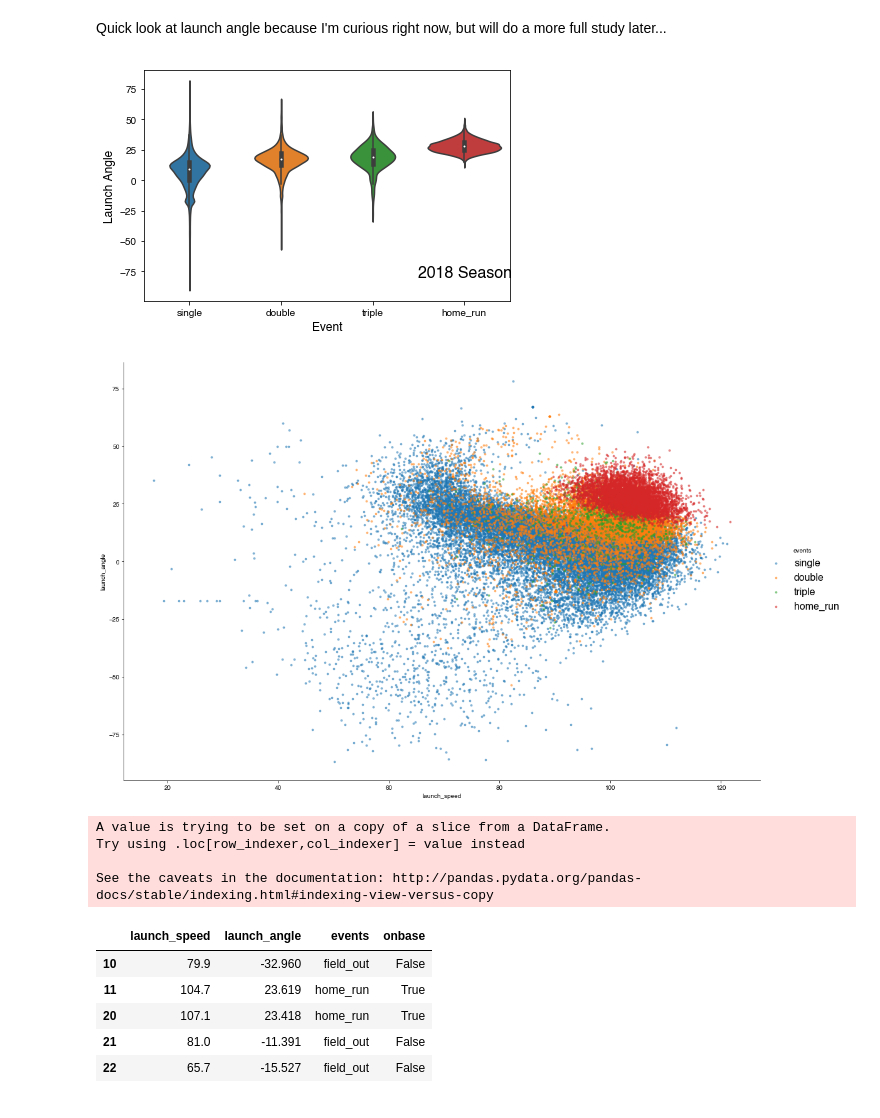
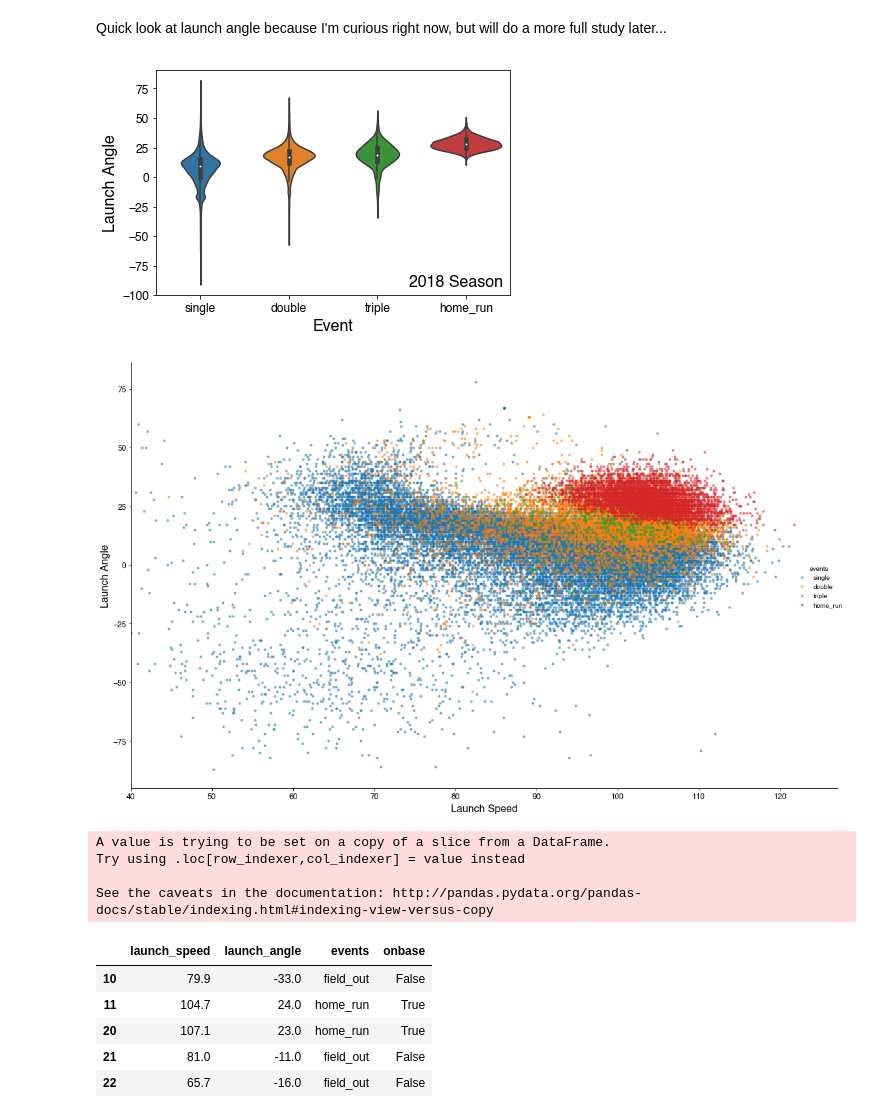
Before and after one commit to tjburch/baseball-studies, a Jupyter notebook: notebooks/explore_pybaseball.ipynb, the cells around one changed output. Drawn from its saved outputs; the diff is of its cells as text; code cells hidden in the pictures.

```diff
--- a/notebooks/explore_pybaseball.ipynb
+++ b/notebooks/explore_pybaseball.ipynb
@@ -179,14 +196,16 @@ def launch_speed_by_eventtype(event, df):
     std = round(skimmed_df.launch_speed.std(),2)
     return mean, std
 # %%
+scrub_data = scrub_stringers(data)
+
 # okay, I don't really care about all of these, just events that get on base or in-play outs
 on_base = ['single','double','triple','home_run']
 # Not doing outs for now, maybe come back later
-outs = ['field_out','fielders_choicce','field_error','force_out','double_play','triple_play']
+outs = ['field_out','fielders_choice','field_error','force_out','double_play','triple_play']
 
 print "Format (mean, standard deviation)"
 for event in on_base:
-    print "{0}: {1}".format(event, launch_speed_by_eventtype(event, data))
+    print "{0}: {1}".format(event, launch_speed_by_eventtype(event, scrub_data))
 # %% [output]
 Format (mean, standard deviation)
 single: (90.61, 13.08)
@@ -198,11 +220,15 @@ Interesting that there's not a huge difference between doubles and triples. I su
 
 Also interesting there's not a huge spread in home run launch speed
 # %%
-df_launch = data[['launch_speed','launch_angle','events']]
-df_launch_base = df_launch[df_launch['events'].isin(on_base)]
+fig = plt.figure(figsize=(8,5))
+df_launch_base = scrub_data[scrub_data['events'].isin(on_base)]
 sns.violinplot(x="events", y="launch_speed", data=df_launch_base, order=on_base)
-plt.annotate('2018 Season', xy=(2.5,18), fontsize=16)
-plt.xlabel('Event',fontsize=12); plt.ylabel('Launch Speed',fontsize=12)
+plt.annotate('2018 Season', xy=(.98,.04), xycoords='axes fraction', ha='right', fontsize=16)
+plt.xlabel('Event',fontsize=16); plt.ylabel('Launch Speed',fontsize=16)
+plt.gca().tick_params(axis='both', which='major', labelsize=12)
 plt.tight_layout()
+
+
+plt.show()
 plt.savefig(saveDir+'LS_events_violin')
 # %% [output]
@@ -213,24 +240,26 @@ This plot is pretty neat in that there seems to be a pretty clear lower limit in
 Quick look at launch angle because I'm curious right now, but will do a more full study later...
 # %%
 sns.violinplot(x="events", y="launch_angle", data=df_launch_base, order=on_base)
-plt.annotate('2018 Season', xy=(2.5,-80), fontsize=16)
-plt.xlabel('Event',fontsize=12); plt.ylabel('Launch Angle',fontsize=12)
+plt.annotate('2018 Season', xy=(0.98,0.04),xycoords='axes fraction', ha='right', fontsize=16)
+plt.xlabel('Event',fontsize=16)
+plt.ylabel('Launch Angle',fontsize=16)
+plt.gca().tick_params(axis='both', which='major', labelsize=12)
 plt.tight_layout()
 plt.savefig(saveDir+'LA_events_violin')
 # %% [output]
-[figure, old version]
+[figure, new version]
 # %%
-#plt.rc('legend',**{'fontsize':16})
+g = sns.lmplot(x='launch_speed',y='launch_angle', hue='events',
+           data=df_launch_base,fit_reg=False , hue_order=on_base, height=10, aspect=1.5,
+          scatter_kws={"s": 10, "alpha" : 0.5})
 
-
-g = sns.lmplot(x='launch_speed',y='launch_angle', hue='events',
-           data=df_launch_base,fit_reg=False , hue_order=on_base, size=10, aspect=1.5,
-          scatter_kws={"s": 8, "alpha" : 0.5})
-
-
-#plt.xlabel('Launch Speed',fontsize=16); plt.ylabel('Launch Angle',fontsize=16)
+plt.xlim(xmin=40)
+plt.xlabel('Launch Speed',fontsize=16)
+plt.ylabel('Launch Angle',fontsize=16)
+plt.gca().tick_params(axis='both', which='major', labelsize=12)
+plt.tight_layout()
 # %% [output]
-[figure, old version]
+[figure, new version]
 # %%
 # Compare "out" events to "on base"
 def f(row):
@@ -251,11 +280,11 @@ Try using .loc[row_indexer,col_indexer] = value instead
 
 See the caveats in the documentation: http://pandas.pydata.org/pandas-docs/stable/indexing.html#indexing-view-versus-copy
 |  | launch_speed | launch_angle | events | onbase |
-| 10 | 79.9 | -32.960 | field_out | False |
-| 11 | 104.7 | 23.619 | home_run | True |
-| 20 | 107.1 | 23.418 | home_run | True |
-| 21 | 81.0 | -11.391 | field_out | False |
-| 22 | 65.7 | -15.527 | field_out | False |
+| 10 | 79.9 | -33.0 | field_out | False |
+| 11 | 104.7 | 24.0 | home_run | True |
+| 20 | 107.1 | 23.0 | home_run | True |
+| 21 | 81.0 | -11.0 | field_out | False |
+| 22 | 65.7 | -16.0 | field_out | False |
 # %%
 sns.lmplot(x='launch_speed',y='launch_angle', hue='onbase',
            data=df_outs_onbase,fit_reg=False , size=10,
```
Also changed, not shown: parts of 15 cells of this notebook.
